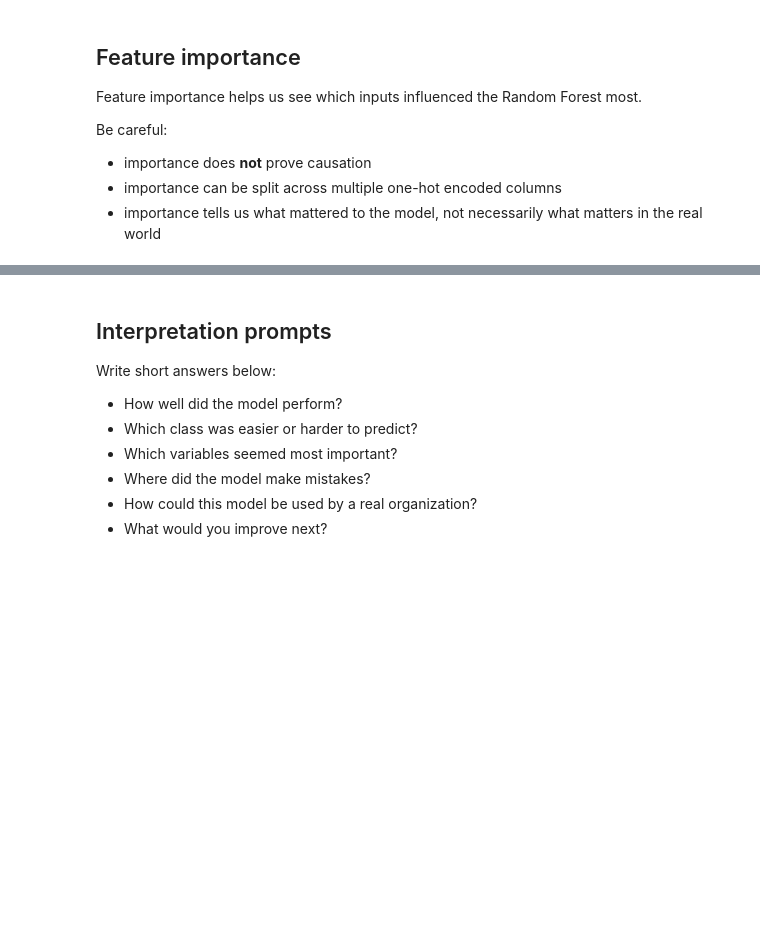
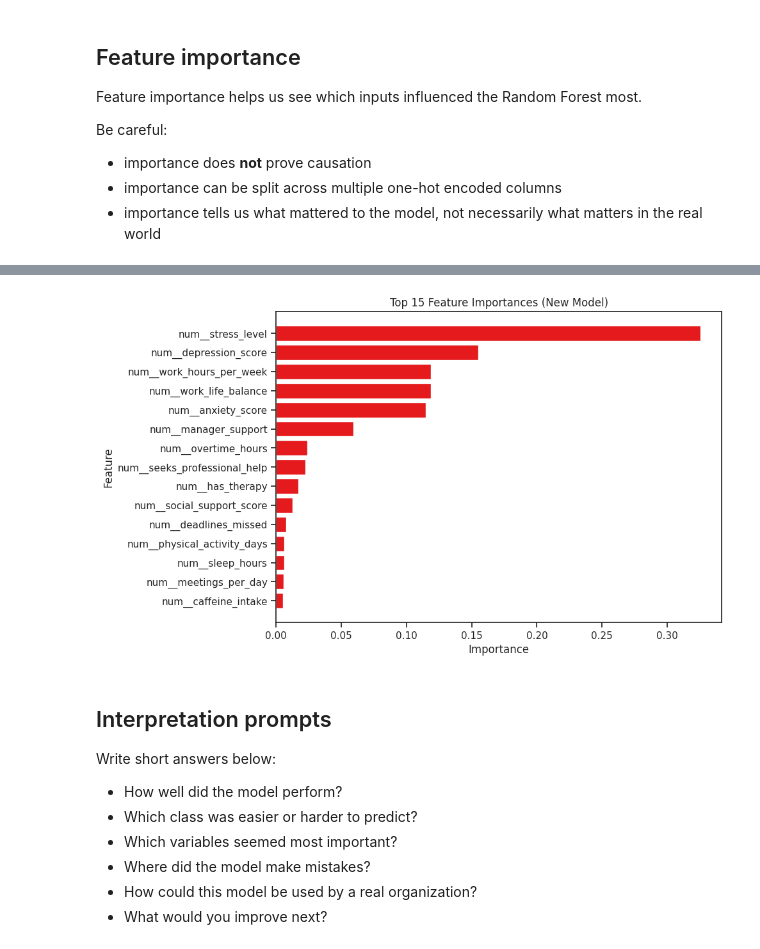
Before and after one commit to NinaHRO/CIS-3902-AI-and-ML, a Jupyter notebook: DataMining_Project_Template_Spring_2026_(1)_(2).ipynb, the cells around one changed output, grey strips where cells are left out. Cells and saved outputs as stored; diff of their text form; code cells hidden in the pictures; blank space fills up the shorter version.

```diff
--- a/DataMining_Project_Template_Spring_2026_(1)_(2).ipynb
+++ b/DataMining_Project_Template_Spring_2026_(1)_(2).ipynb
@@ -540,0 +780,13 @@ plt.show()
+# %%
+# Feature importance from the tuned model
+import pandas as pd
+
+feature_names_new = best_rf_new.named_steps["preprocessor"].get_feature_names_out()
+importances_new = best_rf_new.named_steps["model"].feature_importances_
+
+feature_importance_df_new = pd.DataFrame({
+    "feature": feature_names_new,
+    "importance": importances_new
+}).sort_values("importance", ascending=False)
+
+display(feature_importance_df_new.head(15))
@@ -541,3 +810,16 @@ plt.show()
+# %%
+# Plot top feature importances
+top_n_new = 15
+top_features_new = feature_importance_df_new.head(top_n_new).sort_values("importance")
+
+plt.figure(figsize=(8, 6))
+plt.barh(top_features_new["feature"], top_features_new["importance"])
+plt.title(f"Top {top_n_new} Feature Importances (New Model)")
+plt.xlabel("Importance")
+plt.ylabel("Feature")
+plt.show()
+# %% [output]
+[figure, added]
 # %% [markdown]
 ## Interpretation prompts
 
```
Also changed, not shown: parts of 29 cells of this notebook.
